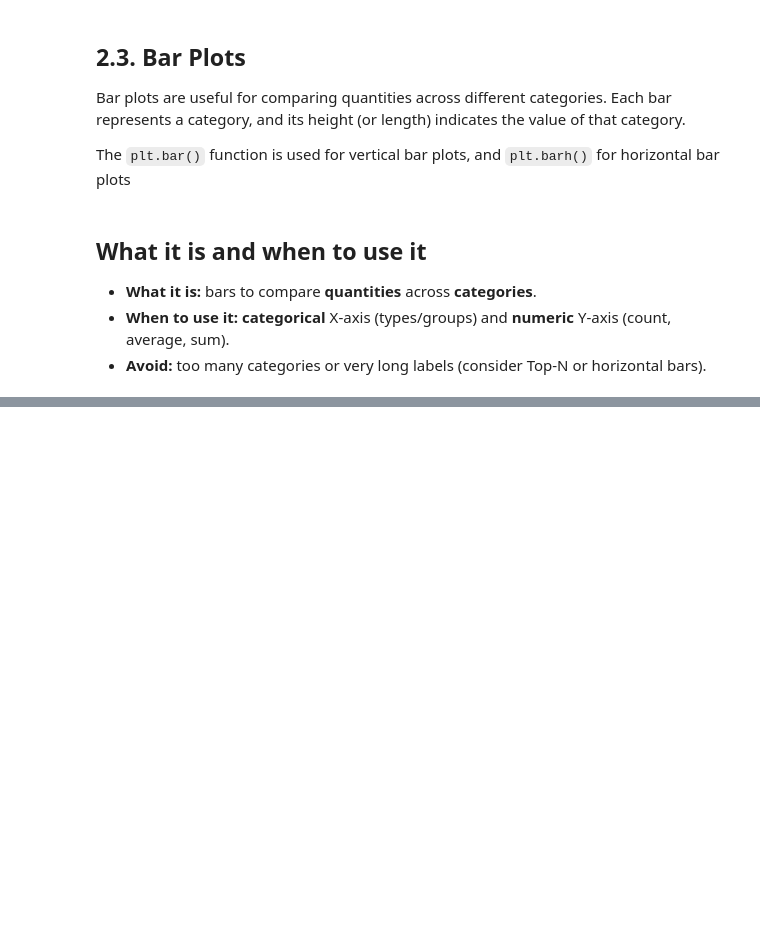
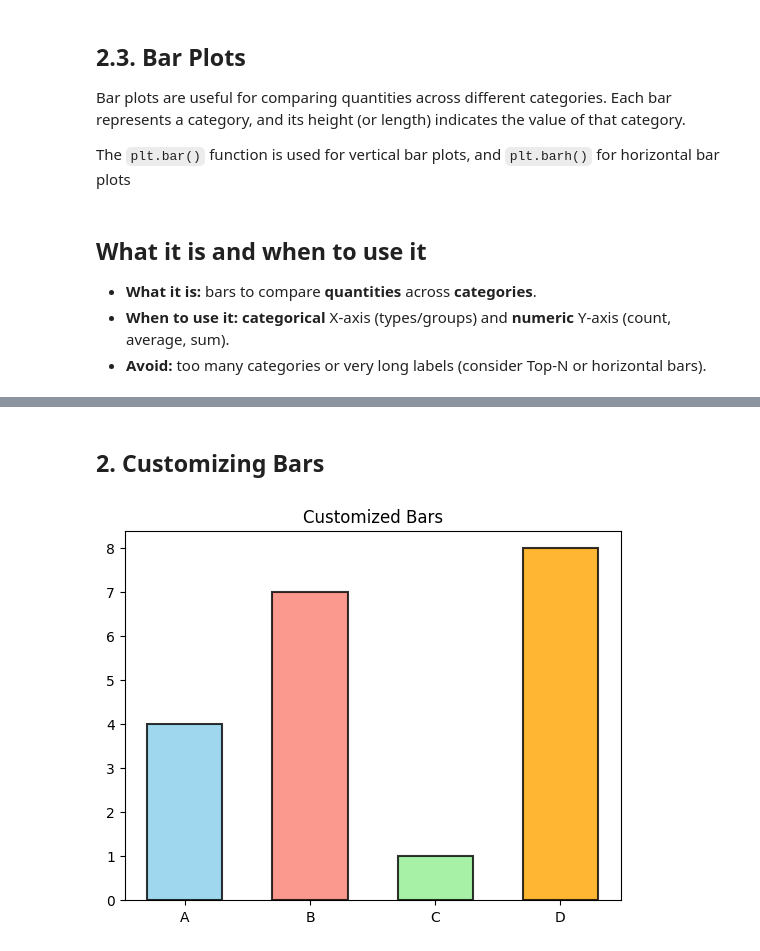
Before and after one commit to JoshTVR/Matplotlib-From-Zero-To-Hero, a Jupyter notebook: Scripts/En/02-Bar-Plots.ipynb, the cells around one changed output, grey strips where cells are left out. Saved outputs shown, nothing was run; the diff lists cells and outputs as text; code cells hidden in the pictures; blank space fills up the shorter version.

```diff
--- a/Scripts/En/02-Bar-Plots.ipynb
+++ b/Scripts/En/02-Bar-Plots.ipynb
@@ -43,0 +37,16 @@ plt.show()
+# %% [markdown]
+## 2. Customizing Bars
+# %%
+
+import numpy as np
+
+x = np.arange(len(categories))
+
+# Custom colors, width, alpha, edge color
+plt.bar(x, values, color=['skyblue','salmon','lightgreen','orange'],
+        width=0.6, alpha=0.8, edgecolor='black', linewidth=1.5)
+plt.xticks(x, categories)
+plt.title("Customized Bars")
+plt.show()
+# %% [output]
+[figure, added]
```
Also changed, not shown: parts of 32 cells of this notebook.
